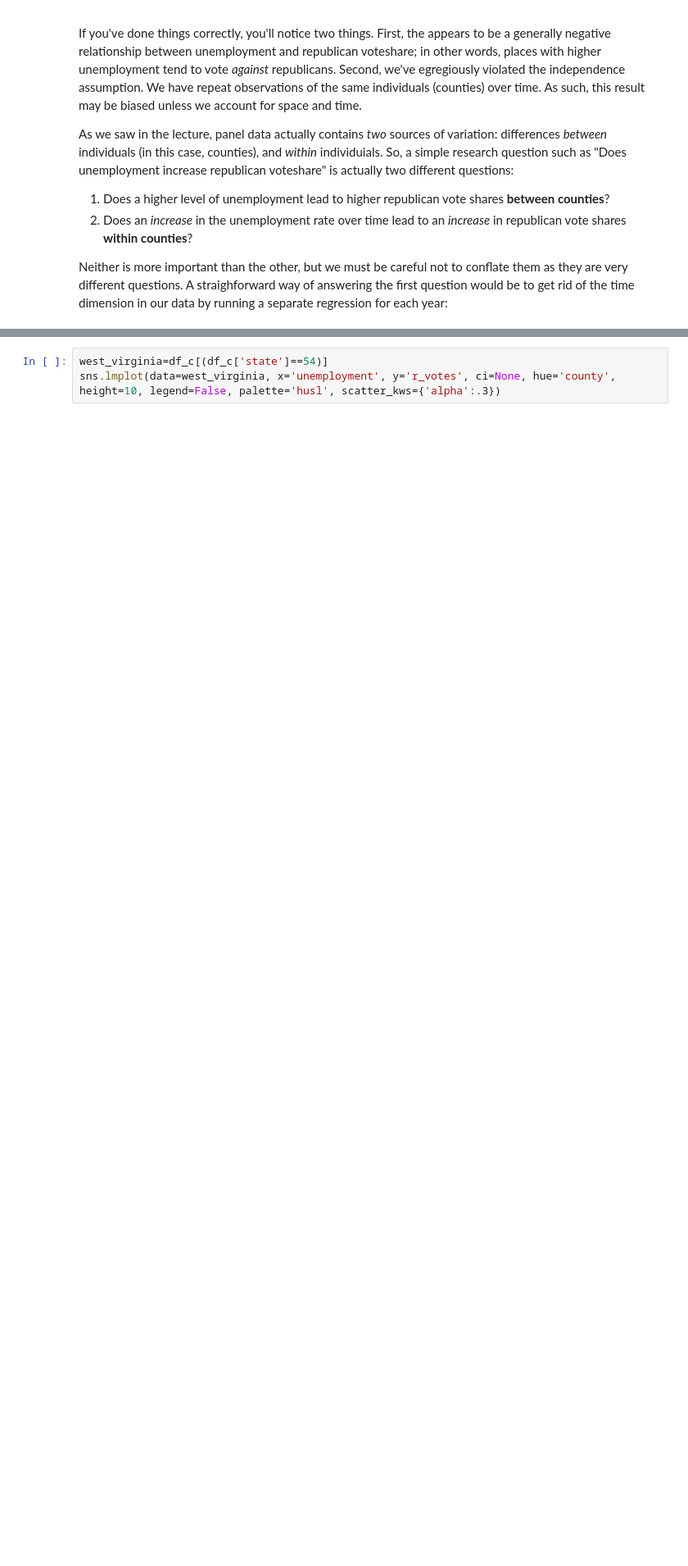
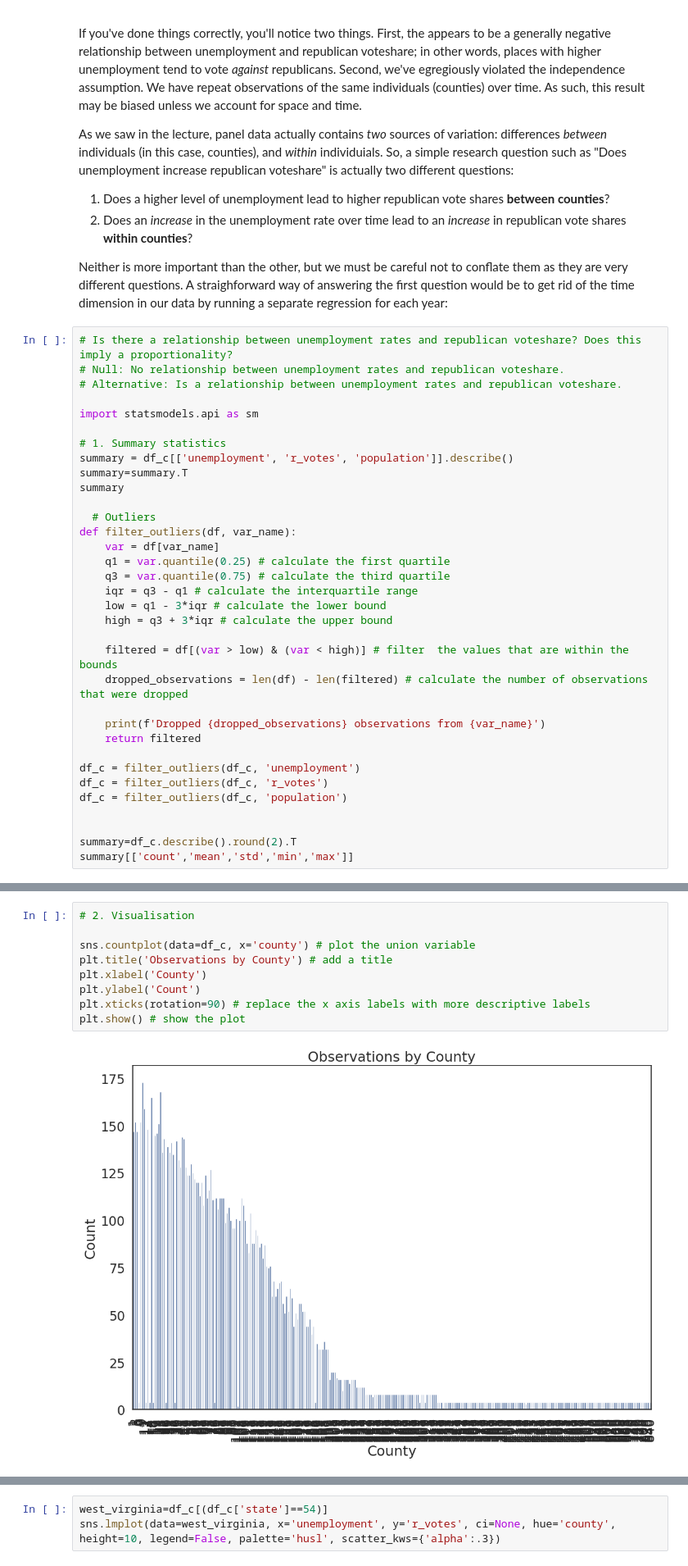
Before and after one commit to wigglyworm88/QM2, a Jupyter notebook: notebooks/W08. Diff-in-Diff.ipynb, the cells around one changed output, grey strips where cells are left out. Shown at 82% size. Cells and saved outputs as stored; diff of their text form; blank space fills up the shorter version.

```diff
--- a/notebooks/W08. Diff-in-Diff.ipynb
+++ b/notebooks/W08. Diff-in-Diff.ipynb
@@ -119,3 +121,37 @@ As we saw in the lecture, panel data actually contains *two* sources of variatio
 2. Does an *increase* in the unemployment rate over time lead to an *increase* in republican vote shares **within counties**?
 
 Neither is more important than the other, but we must be careful not to conflate them as they are very different questions. A straighforward way of answering the first question would be to get rid of the time dimension in our data by running a separate regression for each year:
+# %%
+# Is there a relationship between unemployment rates and republican voteshare? Does this imply a proportionality?
+# Null: No relationship between unemployment rates and republican voteshare.
+# Alternative: Is a relationship between unemployment rates and republican voteshare.
+
+import statsmodels.api as sm
+
+# 1. Summary statistics
+summary = df_c[['unemployment', 'r_votes', 'population']].describe()
+summary=summary.T
+summary
+
+  # Outliers
+def filter_outliers(df, var_name):
+    var = df[var_name]
+    q1 = var.quantile(0.25) # calculate the first quartile
+    q3 = var.quantile(0.75) # calculate the third quartile
+    iqr = q3 - q1 # calculate the interquartile range
+    low = q1 - 3*iqr # calculate the lower bound
+    high = q3 + 3*iqr # calculate the upper bound
+
+    filtered = df[(var > low) & (var < high)] # filter  the values that are within the bounds
+    dropped_observations = len(df) - len(filtered) # calculate the number of observations that were dropped
+
+    print(f'Dropped {dropped_observations} observations from {var_name}')
+    return filtered
+
+df_c = filter_outliers(df_c, 'unemployment')
+df_c = filter_outliers(df_c, 'r_votes')
+df_c = filter_outliers(df_c, 'population')
+
+
+summary=df_c.describe().round(2).T
+summary[['count','mean','std','min','max']]
@@ -121,0 +171,11 @@ Neither is more important than the other, but we must be careful not to conflate
+# %%
+# 2. Visualisation
+
+sns.countplot(data=df_c, x='county') # plot the union variable
+plt.title('Observations by County') # add a title
+plt.xlabel('County')
+plt.ylabel('Count')
+plt.xticks(rotation=90) # replace the x axis labels with more descriptive labels
+plt.show() # show the plot
+# %% [output]
+[figure, added]
```
Also changed, not shown: parts of 3 cells of this notebook.
